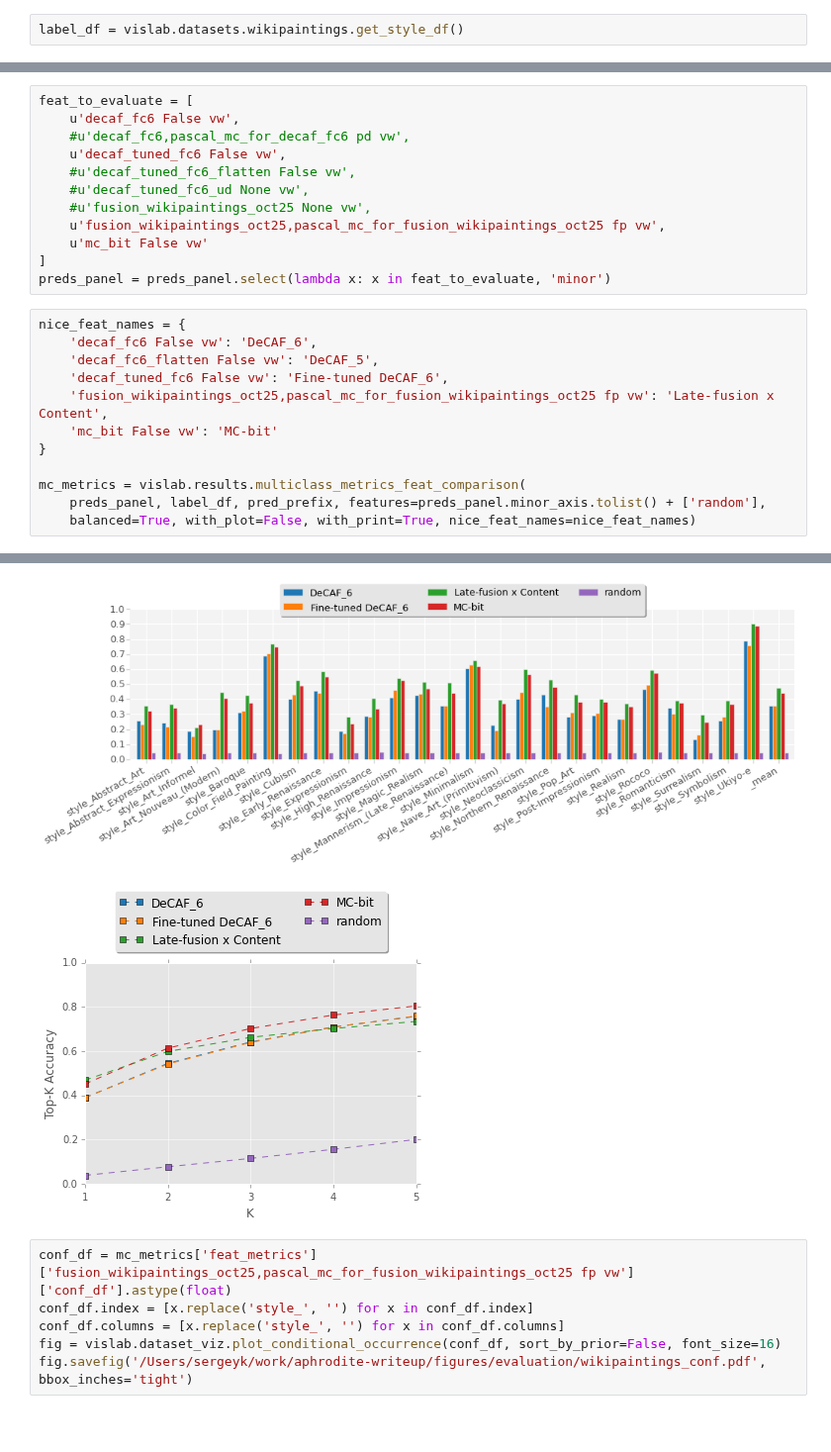
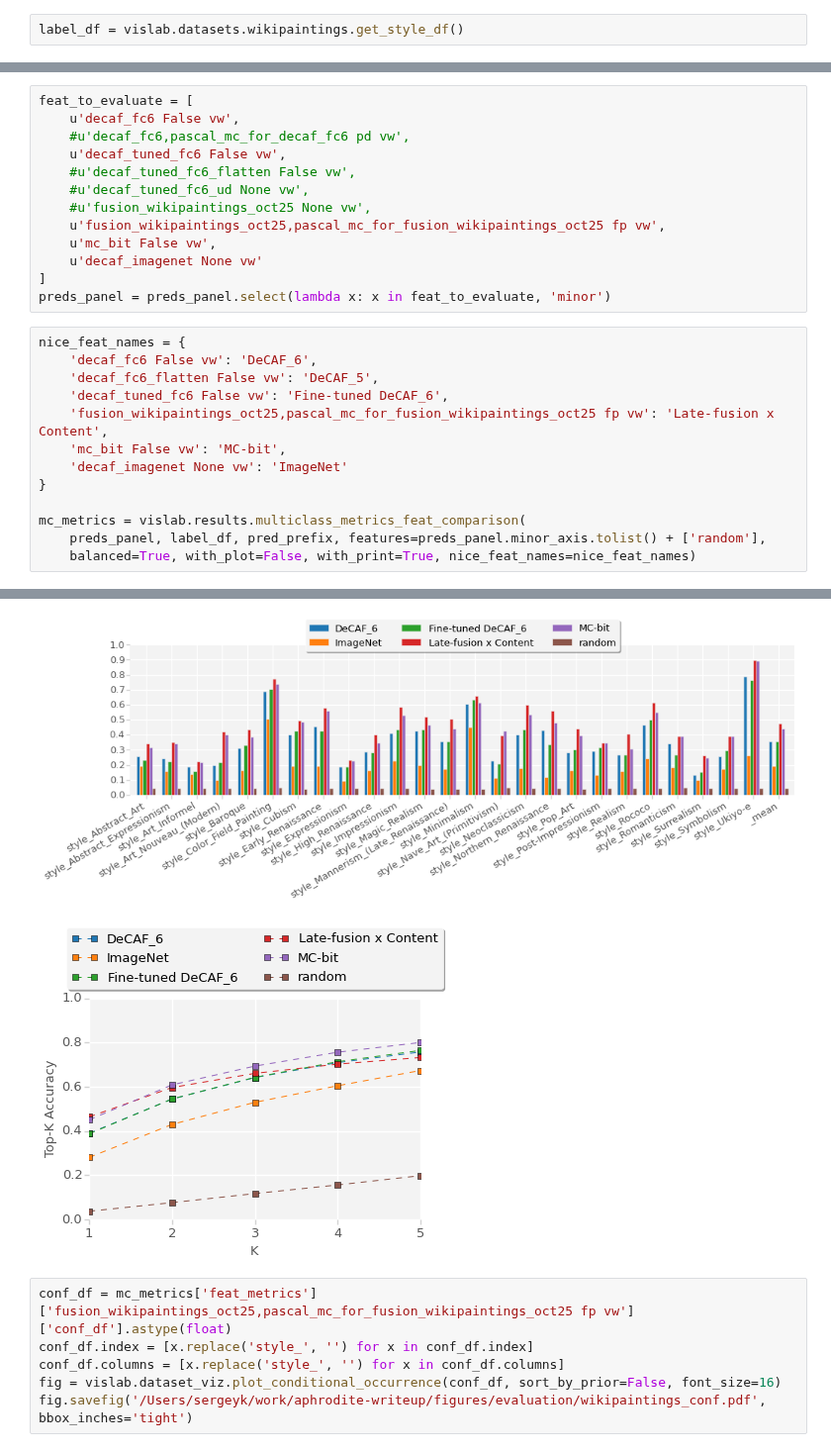
Before and after one commit to sergeyk/vislab, a Jupyter notebook: notebooks/wikipaintings results.ipynb, the cells around one changed output, grey strips where cells are left out. Shown at 99% size. Saved outputs shown, nothing was run; the diff lists cells and outputs as text; blank space fills up the shorter version.

```diff
--- a/notebooks/wikipaintings results.ipynb
+++ b/notebooks/wikipaintings results.ipynb
@@ -44,7 +46,8 @@ feat_to_evaluate = [
     #u'decaf_tuned_fc6_ud None vw',
     #u'fusion_wikipaintings_oct25 None vw',
     u'fusion_wikipaintings_oct25,pascal_mc_for_fusion_wikipaintings_oct25 fp vw',
-    u'mc_bit False vw'
+    u'mc_bit False vw',
+    u'decaf_imagenet None vw'
 ]
 preds_panel = preds_panel.select(lambda x: x in feat_to_evaluate, 'minor')
 # %%
@@ -53,7 +56,8 @@ nice_feat_names = {
     'decaf_fc6_flatten False vw': 'DeCAF_5',
     'decaf_tuned_fc6 False vw': 'Fine-tuned DeCAF_6',
     'fusion_wikipaintings_oct25,pascal_mc_for_fusion_wikipaintings_oct25 fp vw': 'Late-fusion x Content',
-    'mc_bit False vw': 'MC-bit'
+    'mc_bit False vw': 'MC-bit',
+    'decaf_imagenet None vw': 'ImageNet'
 }
 
 mc_metrics = vislab.results.multiclass_metrics_feat_comparison(
@@ -80,5 +101,5 @@ accuracy: 0.0373548712771
-[figure, old version]
+[figure, new version]
-[figure, old version]
+[figure, new version]
 # %%
 conf_df = mc_metrics['feat_metrics']['fusion_wikipaintings_oct25,pascal_mc_for_fusion_wikipaintings_oct25 fp vw']['conf_df'].astype(float)
 conf_df.index = [x.replace('style_', '') for x in conf_df.index]
```
Also changed, not shown: parts of 8 cells of this notebook, 6 other files.
